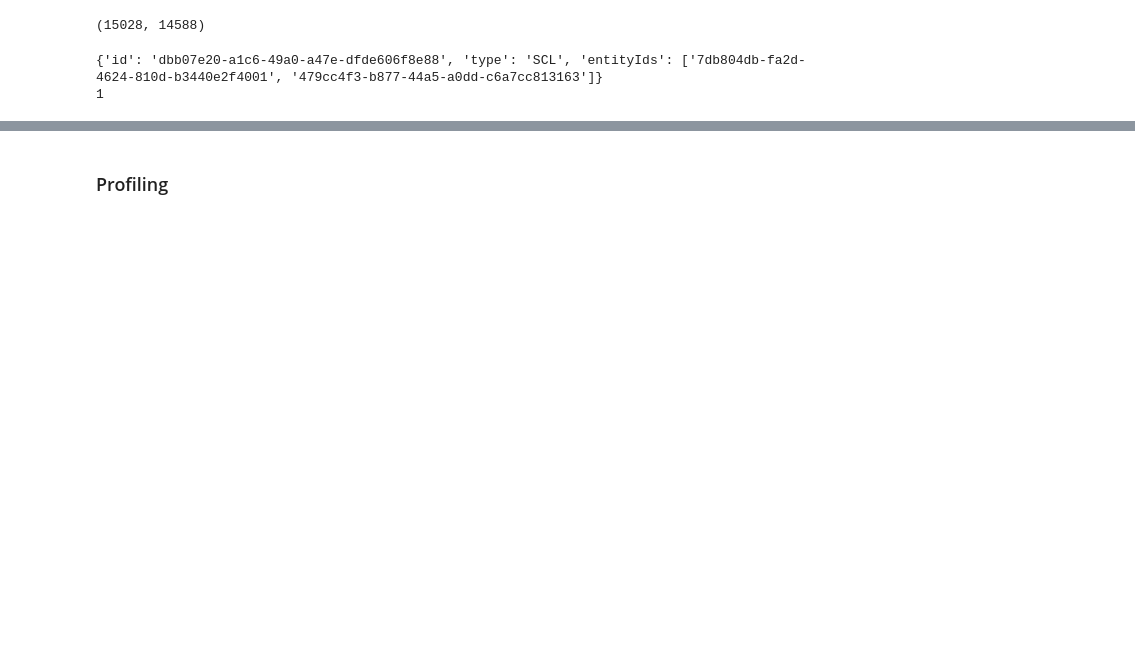
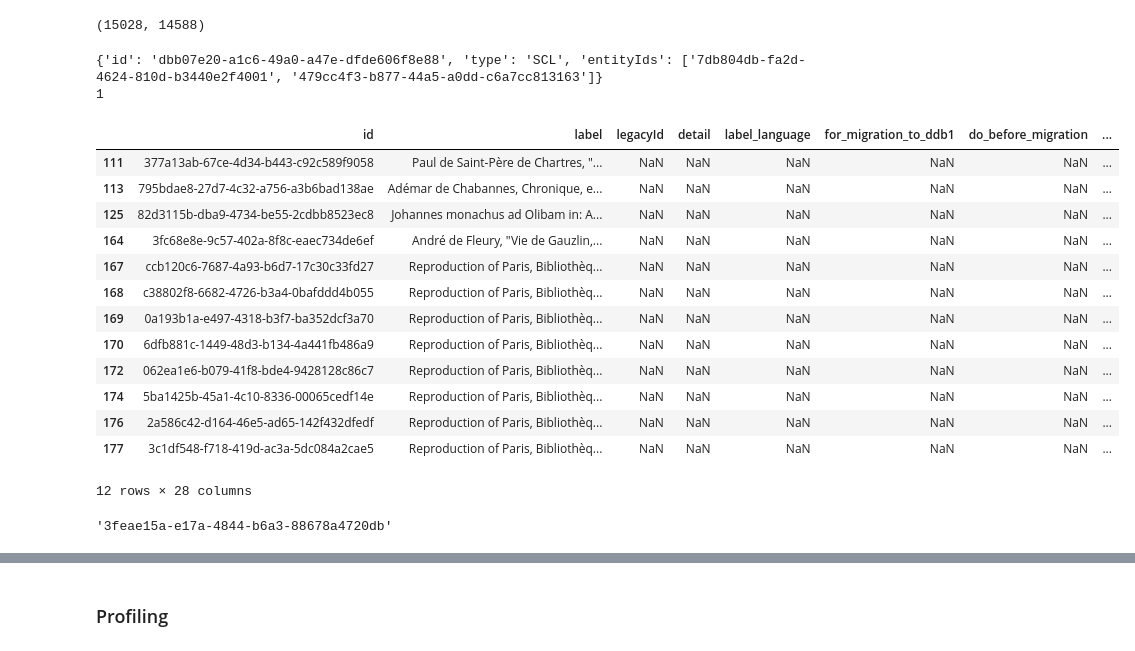
Before and after one commit to tomaham/InkVisitor, a Jupyter notebook: packages/database/scripts/parse-development.ipynb, the cells around one changed output, grey strips where cells are left out. Cells and saved outputs as stored; diff of their text form; code cells hidden in the pictures; blank space fills up the shorter version.

```diff
--- a/packages/database/scripts/parse-development.ipynb
+++ b/packages/database/scripts/parse-development.ipynb
@@ -681,6 +697,8 @@ dh = pickle.load(open( "./data/dh.with.meta.canonical-17-1.pickle", "rb" ))    #
 # %%
 for key, table in tables.items():
-  if "_" in key:
+  rewrite = ['texts','resources','actions','conpcets', 'manuscripts']
+
+  if "_" in key or key in rewrite:
     dh.tables[key] = tables[key]
     dh.header_infos[key] = header_infos[key]
 # %%
@@ -892,3 +854,26 @@ len(dh.relation_records), len(relation_records_cleaned)
 # %% [output]
 {'id': 'dbb07e20-a1c6-49a0-a47e-dfde606f8e88', 'type': 'SCL', 'entityIds': ['7db804db-fa2d-4624-810d-b3440e2f4001', '479cc4f3-b877-44a5-a0dd-c6a7cc813163']}
 1
+# %%
+# test
+
+dh.tables['resources'][dh.tables['resources']['label'].str.contains("Paris")]
+# %% [output]
+|  | id | label | legacyId | detail | label_language | for_migration_to_ddb1 | do_before_migration | ... |
+| 111 | 377a13ab-67ce-4d34-b443-c92c589f9058 | Paul de Saint-Père de Chartres, "... | NaN | NaN | NaN | NaN | NaN | ... |
+| 113 | 795bdae8-27d7-4c32-a756-a3b6bad138ae | Adémar de Chabannes, Chronique, e... | NaN | NaN | NaN | NaN | NaN | ... |
+| 125 | 82d3115b-dba9-4734-be55-2cdbb8523ec8 | Johannes monachus ad Olibam in: A... | NaN | NaN | NaN | NaN | NaN | ... |
+| 164 | 3fc68e8e-9c57-402a-8f8c-eaec734de6ef | André de Fleury, "Vie de Gauzlin,... | NaN | NaN | NaN | NaN | NaN | ... |
+| 167 | ccb120c6-7687-4a93-b6d7-17c30c33fd27 | Reproduction of Paris, Bibliothèq... | NaN | NaN | NaN | NaN | NaN | ... |
+| 168 | c38802f8-6682-4726-b3a4-0bafddd4b055 | Reproduction of Paris, Bibliothèq... | NaN | NaN | NaN | NaN | NaN | ... |
+| 169 | 0a193b1a-e497-4318-b3f7-ba352dcf3a70 | Reproduction of Paris, Bibliothèq... | NaN | NaN | NaN | NaN | NaN | ... |
+| 170 | 6dfb881c-1449-48d3-b134-4a441fb486a9 | Reproduction of Paris, Bibliothèq... | NaN | NaN | NaN | NaN | NaN | ... |
+| 172 | 062ea1e6-b079-41f8-bde4-9428128c86c7 | Reproduction of Paris, Bibliothèq... | NaN | NaN | NaN | NaN | NaN | ... |
+| 174 | 5ba1425b-45a1-4c10-8336-00065cedf14e | Reproduction of Paris, Bibliothèq... | NaN | NaN | NaN | NaN | NaN | ... |
+| 176 | 2a586c42-d164-46e5-ad65-142f432dfedf | Reproduction of Paris, Bibliothèq... | NaN | NaN | NaN | NaN | NaN | ... |
+| 177 | 3c1df548-f718-419d-ac3a-5dc084a2cae5 | Reproduction of Paris, Bibliothèq... | NaN | NaN | NaN | NaN | NaN | ... |
+12 rows × 28 columns
+# %%
+dh.entity_ids['resources']['M21']
+# %% [output]
+'3feae15a-e17a-4844-b6a3-88678a4720db'
```
Also changed, not shown: parts of 46 cells of this notebook, 38 other files.
